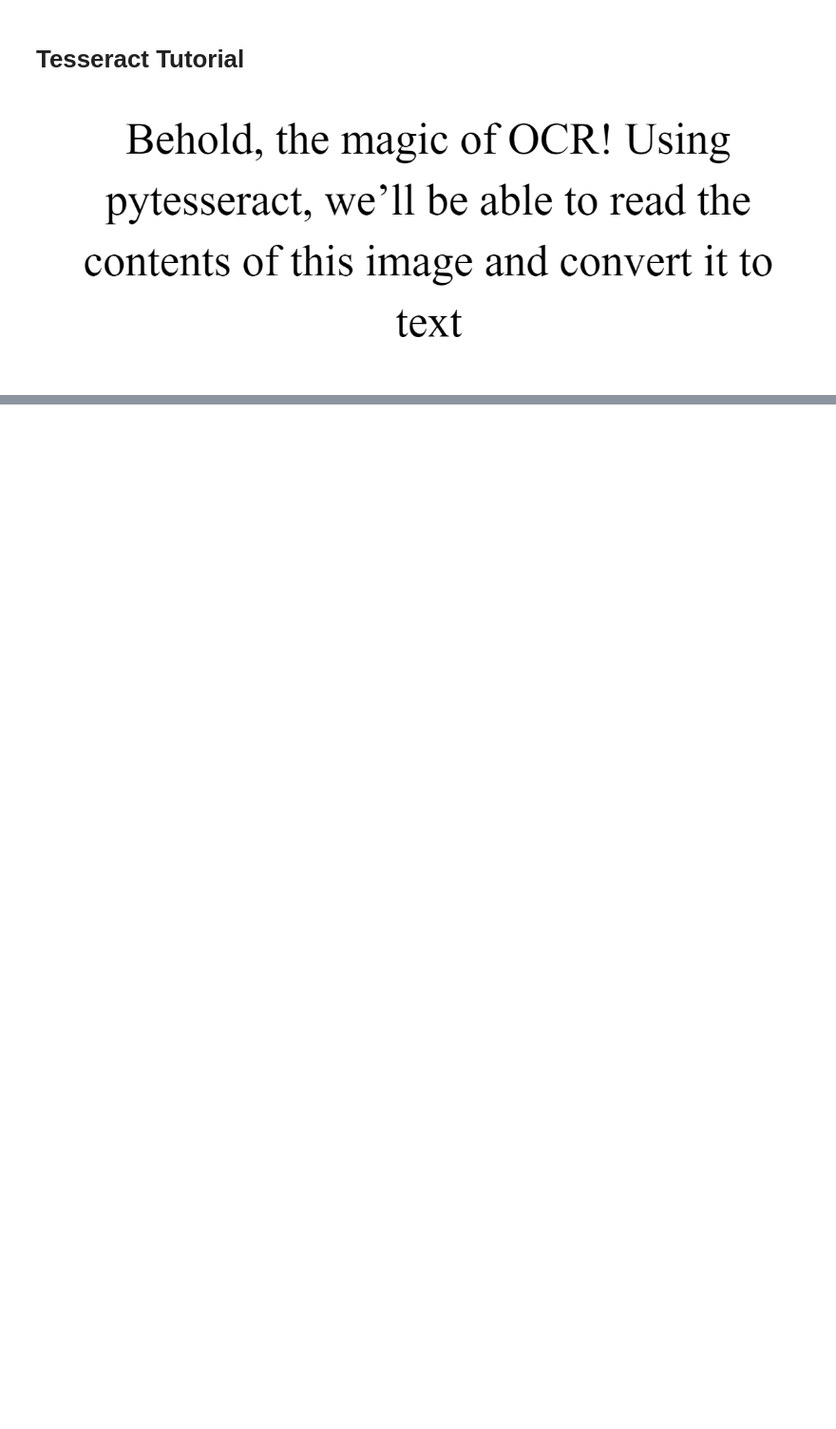
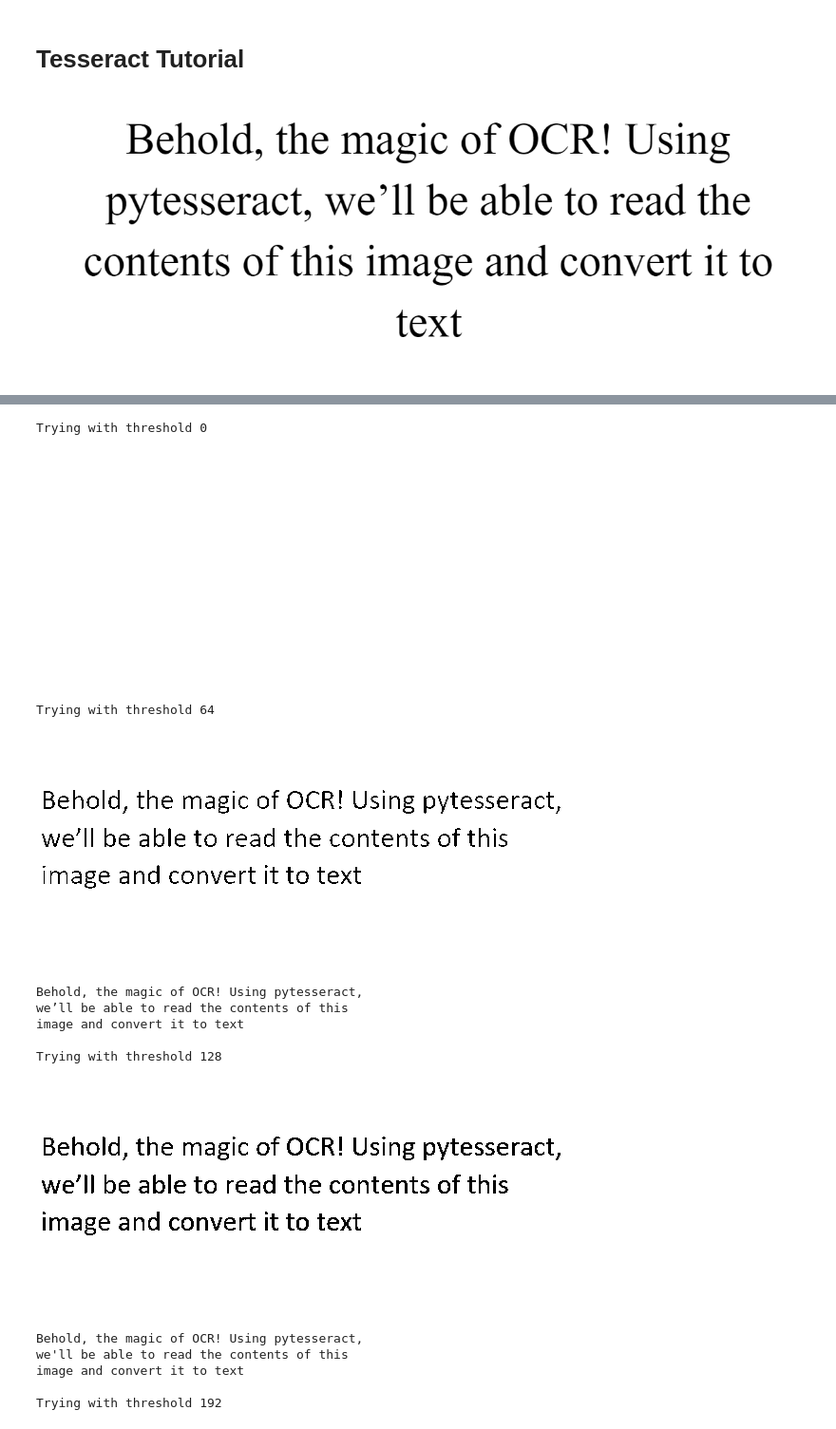
Before and after one commit to nikohunt/michigan-vision-project, a Jupyter notebook: tesseract_tutorial.ipynb, the cells around one changed output, grey strips where cells are left out. Shown at 95% size. Cells and saved outputs as stored; diff of their text form; code cells hidden in the pictures; blank space fills up the shorter version.

```diff
--- a/tesseract_tutorial.ipynb
+++ b/tesseract_tutorial.ipynb
@@ -19,0 +276,55 @@ ModuleNotFoundError: No module named 'pytesseract'
+# %%
+# So, that was a bit magical, and really required a fine reading of the docs to figure out
+# that the number "1" is a string parameter to the convert function actually does the binarization.
+# But you actually have all of the skills you need to write this functionality yourself.
+# Lets walk through an example. First, lets define a function called binarize, which takes in
+# an image and a threshold value:
+def binarize(image_to_transform, threshold):
+    # now, lets convert that image to a single greyscale image using convert()
+    output_image=image_to_transform.convert("L")
+    # the threshold value is usually provided as a number between 0 and 255, which
+    # is the number of bits in a byte.
+    # the algorithm for the binarization is pretty simple, go through every pixel in the
+    # image and, if it's greater than the threshold, turn it all the way up (255), and
+    # if it's lower than the threshold, turn it all the way down (0).
+    # so lets write this in code. First, we need to iterate over all of the pixels in the
+    # image we want to work with
+    for x in range(output_image.width):
+        for y in range(output_image.height):
+            # for the given pixel at w,h, lets check its value against the threshold
+            if output_image.getpixel((x,y))< threshold: #note that the first parameter is actually a tuple object
+                # lets set this to zero
+                output_image.putpixel( (x,y), 0 )
+            else:
+                # otherwise lets set this to 255
+                output_image.putpixel( (x,y), 255 )
+    #now we just return the new image
+    return output_image
+
+# lets test this function over a range of different thresholds. Remember that you can use
+# the range() function to generate a list of numbers at different step sizes. range() is called
+# with a start, a stop, and a step size. So lets try range(0, 257, 64), which should generate 5
+# images of different threshold values
+for thresh in range(0,257,64):
+    print("Trying with threshold " + str(thresh))
+    # Lets display the binarized image inline
+    display(binarize(Image.open('images/noisy_image_with_text.PNG'), thresh))
+    # And lets use tesseract on it. It's inefficient to binarize it twice but this is just for
+    # a demo
+    print(pytesseract.image_to_string(binarize(Image.open('images/noisy_image_with_text.PNG'), thresh)))
+# %% [output]
+Trying with threshold 0
+[figure, added]
+Trying with threshold 64
+[figure, added]
+Behold, the magic of OCR! Using pytesseract,
+we’ll be able to read the contents of this
+image and convert it to text
+
+Trying with threshold 128
+[figure, added]
+Behold, the magic of OCR! Using pytesseract,
+we'll be able to read the contents of this
+image and convert it to text
+
+Trying with threshold 192
```
Also changed, not shown: parts of 31 cells of this notebook.
